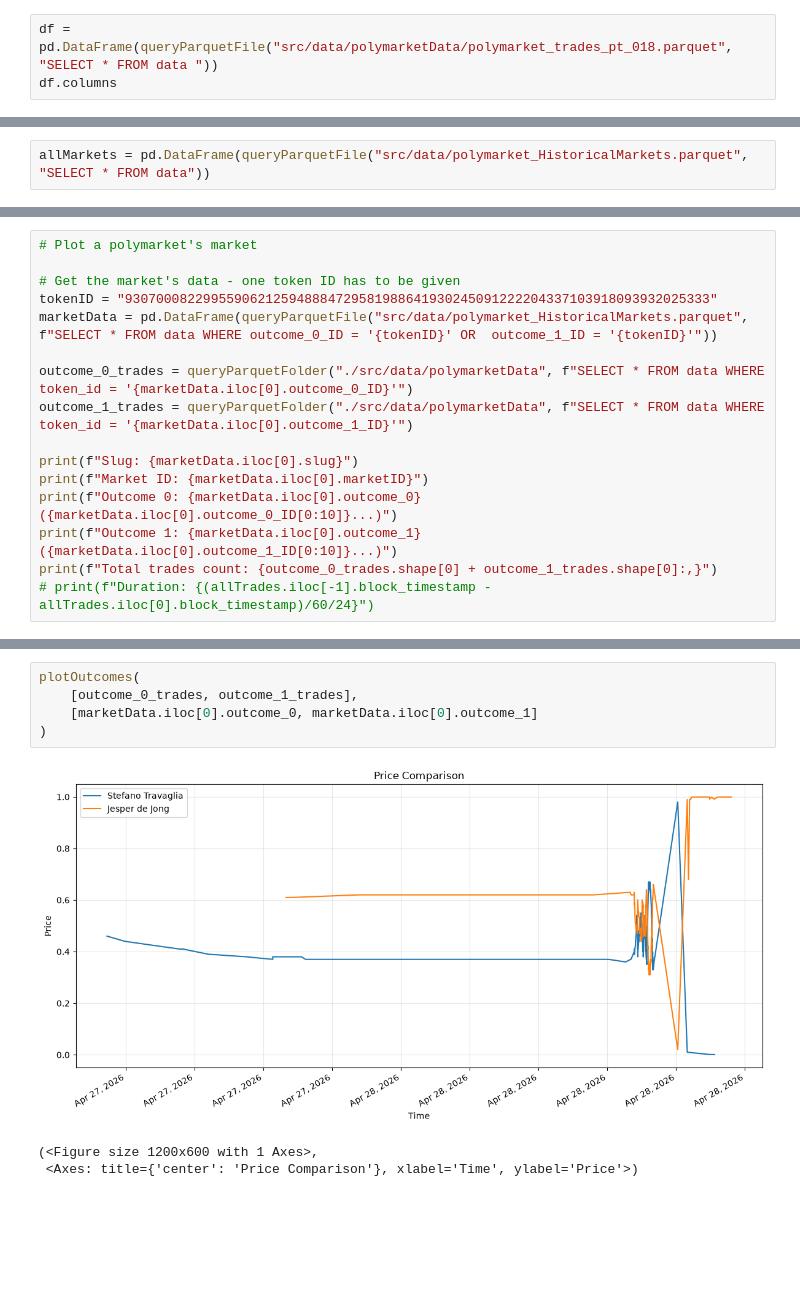
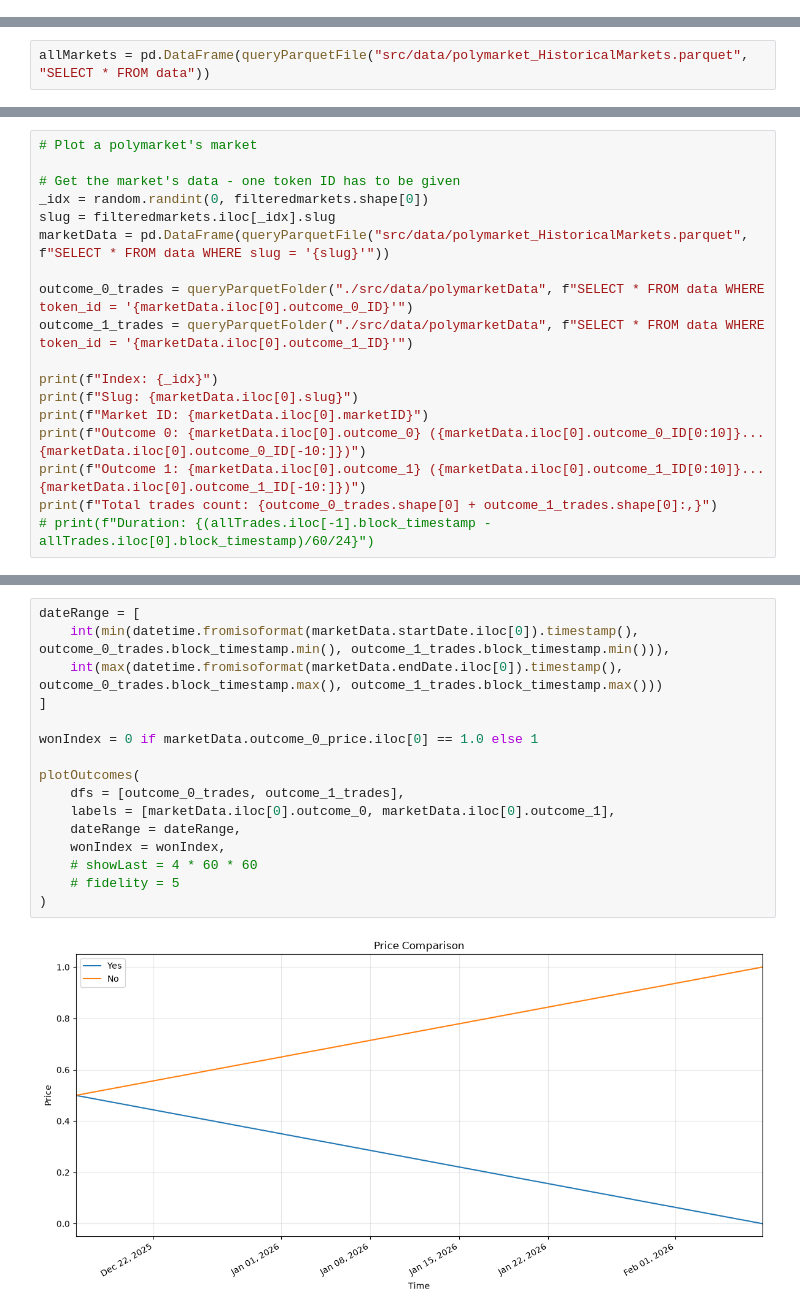
Before and after one commit to amirabbasja/PredictionMarketAnalyzer, a Jupyter notebook: playground.ipynb, the cells around one changed output, grey strips where cells are left out. Drawn from its saved outputs; the diff is of its cells as text; blank space fills up the shorter version.

```diff
--- a/playground.ipynb
+++ b/playground.ipynb
@@ -27,6 +28,3 @@ polymarketHandler = PolymarketHandler(
     web3APIkey = os.getenv("alchemyAPI_key"),
     provider = "alchemy"
 )
-# %%
-df = pd.DataFrame(queryParquetFile("src/data/polymarketData/polymarket_trades_pt_018.parquet", "SELECT * FROM data "))
-df.columns
@@ -121,16 +168,18 @@ allMarkets[allMarkets.slug.duplicated()]
 # Plot a polymarket's market
 
 # Get the market's data - one token ID has to be given
-tokenID = "930700082299559062125948884729581988641930245091222204337103918093932025333"
-marketData = pd.DataFrame(queryParquetFile("src/data/polymarket_HistoricalMarkets.parquet", f"SELECT * FROM data WHERE outcome_0_ID = '{tokenID}' OR  outcome_1_ID = '{tokenID}'"))
+_idx = random.randint(0, filteredmarkets.shape[0])
+slug = filteredmarkets.iloc[_idx].slug
+marketData = pd.DataFrame(queryParquetFile("src/data/polymarket_HistoricalMarkets.parquet", f"SELECT * FROM data WHERE slug = '{slug}'"))
 
 outcome_0_trades = queryParquetFolder("./src/data/polymarketData", f"SELECT * FROM data WHERE token_id = '{marketData.iloc[0].outcome_0_ID}'")
 outcome_1_trades = queryParquetFolder("./src/data/polymarketData", f"SELECT * FROM data WHERE token_id = '{marketData.iloc[0].outcome_1_ID}'")
 
+print(f"Index: {_idx}")
 print(f"Slug: {marketData.iloc[0].slug}")
 print(f"Market ID: {marketData.iloc[0].marketID}")
-print(f"Outcome 0: {marketData.iloc[0].outcome_0} ({marketData.iloc[0].outcome_0_ID[0:10]}...)")
-print(f"Outcome 1: {marketData.iloc[0].outcome_1} ({marketData.iloc[0].outcome_1_ID[0:10]}...)")
+print(f"Outcome 0: {marketData.iloc[0].outcome_0} ({marketData.iloc[0].outcome_0_ID[0:10]}...{marketData.iloc[0].outcome_0_ID[-10:]})")
+print(f"Outcome 1: {marketData.iloc[0].outcome_1} ({marketData.iloc[0].outcome_1_ID[0:10]}...{marketData.iloc[0].outcome_1_ID[-10:]})")
 print(f"Total trades count: {outcome_0_trades.shape[0] + outcome_1_trades.shape[0]:,}")
 # print(f"Duration: {(allTrades.iloc[-1].block_timestamp - allTrades.iloc[0].block_timestamp)/60/24}")
 # %% [output]
@@ -142,9 +192,18 @@ Total trades count: 600
-# %%
-plotOutcomes(
-    [outcome_0_trades, outcome_1_trades],
-    [marketData.iloc[0].outcome_0, marketData.iloc[0].outcome_1]
-)
-# %% [output]
-[figure, removed]
-(<Figure size 1200x600 with 1 Axes>,
- <Axes: title={'center': 'Price Comparison'}, xlabel='Time', ylabel='Price'>)
+# %%
+dateRange = [
+    int(min(datetime.fromisoformat(marketData.startDate.iloc[0]).timestamp(), outcome_0_trades.block_timestamp.min(), outcome_1_trades.block_timestamp.min())),
+    int(max(datetime.fromisoformat(marketData.endDate.iloc[0]).timestamp(), outcome_0_trades.block_timestamp.max(), outcome_1_trades.block_timestamp.max()))
+]
+
+wonIndex = 0 if marketData.outcome_0_price.iloc[0] == 1.0 else 1
+
+plotOutcomes(
+    dfs = [outcome_0_trades, outcome_1_trades],
+    labels = [marketData.iloc[0].outcome_0, marketData.iloc[0].outcome_1],
+    dateRange = dateRange,
+    wonIndex = wonIndex,
+    # showLast = 4 * 60 * 60
+    # fidelity = 5
+)
+# %% [output]
+[figure, added]
```
Also changed, not shown: parts of 11 cells of this notebook, 4 other files.
